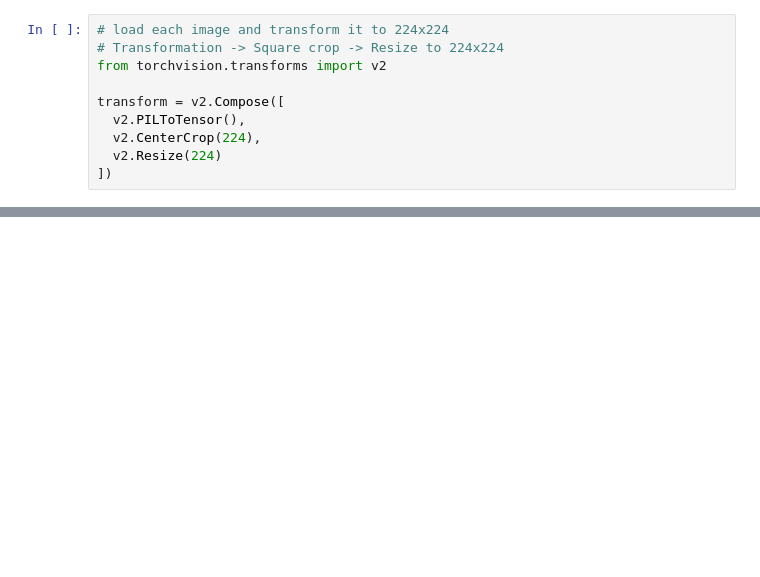
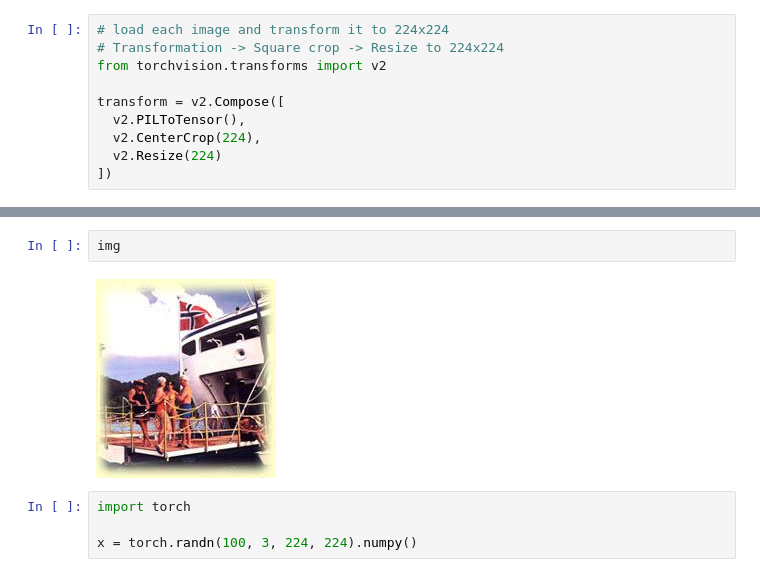
Before and after one commit to RohanAwhad/VQGAN, a Jupyter notebook: play.ipynb, the cells around one changed output, grey strips where cells are left out. Saved outputs shown, nothing was run; the diff lists cells and outputs as text; blank space fills up the shorter version.

```diff
--- a/play.ipynb
+++ b/play.ipynb
@@ -1251,0 +1272,8 @@ img.size()
+# %%
+img
+# %% [output]
+[figure, added]
+# %%
+import torch
+
+x = torch.randn(100, 3, 224, 224).numpy()
```
Also changed, not shown: parts of 13 cells of this notebook.
